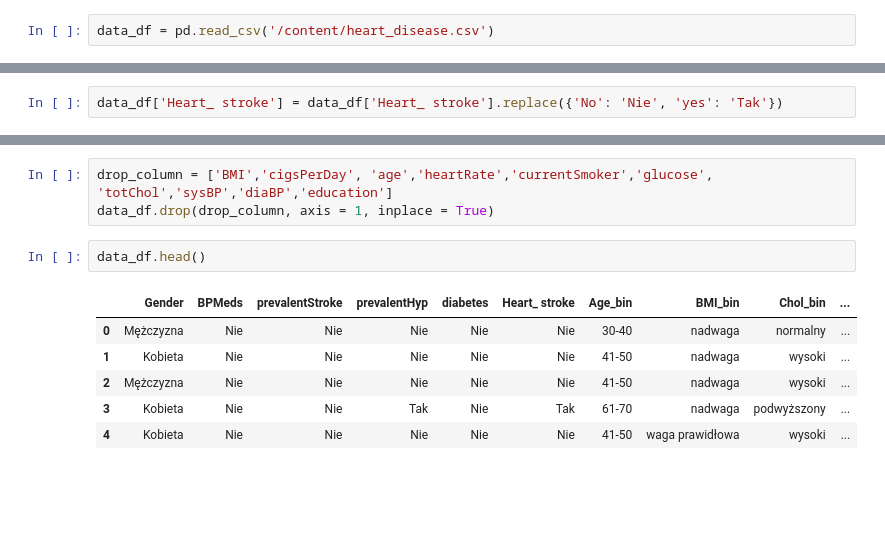
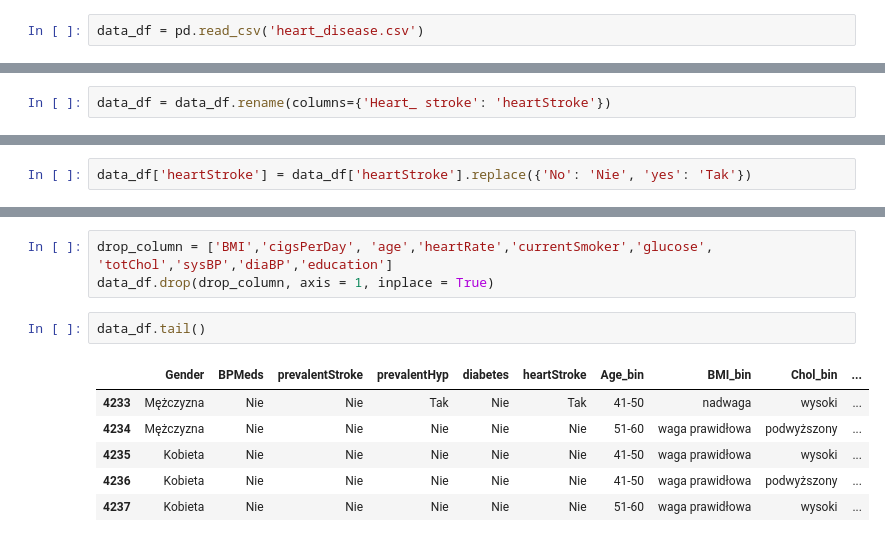
Before and after one commit to kkapturek/Analiza_Serce, a Jupyter notebook: heart_disease.ipynb, the cells around one changed output, grey strips where cells are left out. Saved outputs shown, nothing was run; the diff lists cells and outputs as text; blank space fills up the shorter version.

```diff
--- a/heart_disease.ipynb
+++ b/heart_disease.ipynb
@@ -4,7 +8,7 @@ import pandas as pd
 # %% [markdown]
 Import danych
 # %%
-data_df = pd.read_csv('/content/heart_disease.csv')
+data_df = pd.read_csv('heart_disease.csv')
 # %% [markdown]
 Podgląd danych
 # %%
@@ -16,6 +20,8 @@ data_df.head()
 | 2 | Male | 48 | uneducated | 1 | 20.0 | 0.0 | no | 0 | ... |
 | 3 | Female | 61 | graduate | 1 | 30.0 | 0.0 | no | 1 | ... |
 | 4 | Female | 46 | graduate | 1 | 23.0 | 0.0 | no | 0 | ... |
+# %%
+data_df = data_df.rename(columns={'Heart_ stroke': 'heartStroke'})
 # %% [markdown]
 Podgląd formatów
 # %%
@@ -224,18 +230,18 @@ data_df['diabetes'] = data_df['diabetes'].replace({0: 'Nie', 1: 'Tak'})
 # %%
 data_df['prevalentStroke'] = data_df['prevalentStroke'].replace({'no': 'Nie', 'yes': 'Tak'})
 # %%
-data_df['Heart_ stroke'] = data_df['Heart_ stroke'].replace({'No': 'Nie', 'yes': 'Tak'})
+data_df['heartStroke'] = data_df['heartStroke'].replace({'No': 'Nie', 'yes': 'Tak'})
 # %%
 data_df['Gender'] = data_df['Gender'].replace({'Male': 'Mężczyzna', 'Female': 'Kobieta'})
 # %%
 drop_column = ['BMI','cigsPerDay', 'age','heartRate','currentSmoker','glucose', 'totChol','sysBP','diaBP','education']
 data_df.drop(drop_column, axis = 1, inplace = True)
 # %%
-data_df.head()
+data_df.tail()
 # %% [output]
-|  | Gender | BPMeds | prevalentStroke | prevalentHyp | diabetes | Heart_ stroke | Age_bin | BMI_bin | Chol_bin | ... |
-| 0 | Mężczyzna | Nie | Nie | Nie | Nie | Nie | 30-40 | nadwaga | normalny | ... |
-| 1 | Kobieta | Nie | Nie | Nie | Nie | Nie | 41-50 | nadwaga | wysoki | ... |
-| 2 | Mężczyzna | Nie | Nie | Nie | Nie | Nie | 41-50 | nadwaga | wysoki | ... |
-| 3 | Kobieta | Nie | Nie | Tak | Nie | Tak | 61-70 | nadwaga | podwyższony | ... |
-| 4 | Kobieta | Nie | Nie | Nie | Nie | Nie | 41-50 | waga prawidłowa | wysoki | ... |
+|  | Gender | BPMeds | prevalentStroke | prevalentHyp | diabetes | heartStroke | Age_bin | BMI_bin | Chol_bin | ... |
+| 4233 | Mężczyzna | Nie | Nie | Tak | Nie | Tak | 41-50 | nadwaga | wysoki | ... |
+| 4234 | Mężczyzna | Nie | Nie | Nie | Nie | Nie | 51-60 | waga prawidłowa | podwyższony | ... |
+| 4235 | Kobieta | Nie | Nie | Nie | Nie | Nie | 41-50 | waga prawidłowa | wysoki | ... |
+| 4236 | Kobieta | Nie | Nie | Nie | Nie | Nie | 41-50 | waga prawidłowa | podwyższony | ... |
+| 4237 | Kobieta | Nie | Nie | Nie | Nie | Nie | 51-60 | waga prawidłowa | wysoki | ... |
```
Also changed, not shown: parts of 3 cells of this notebook.
